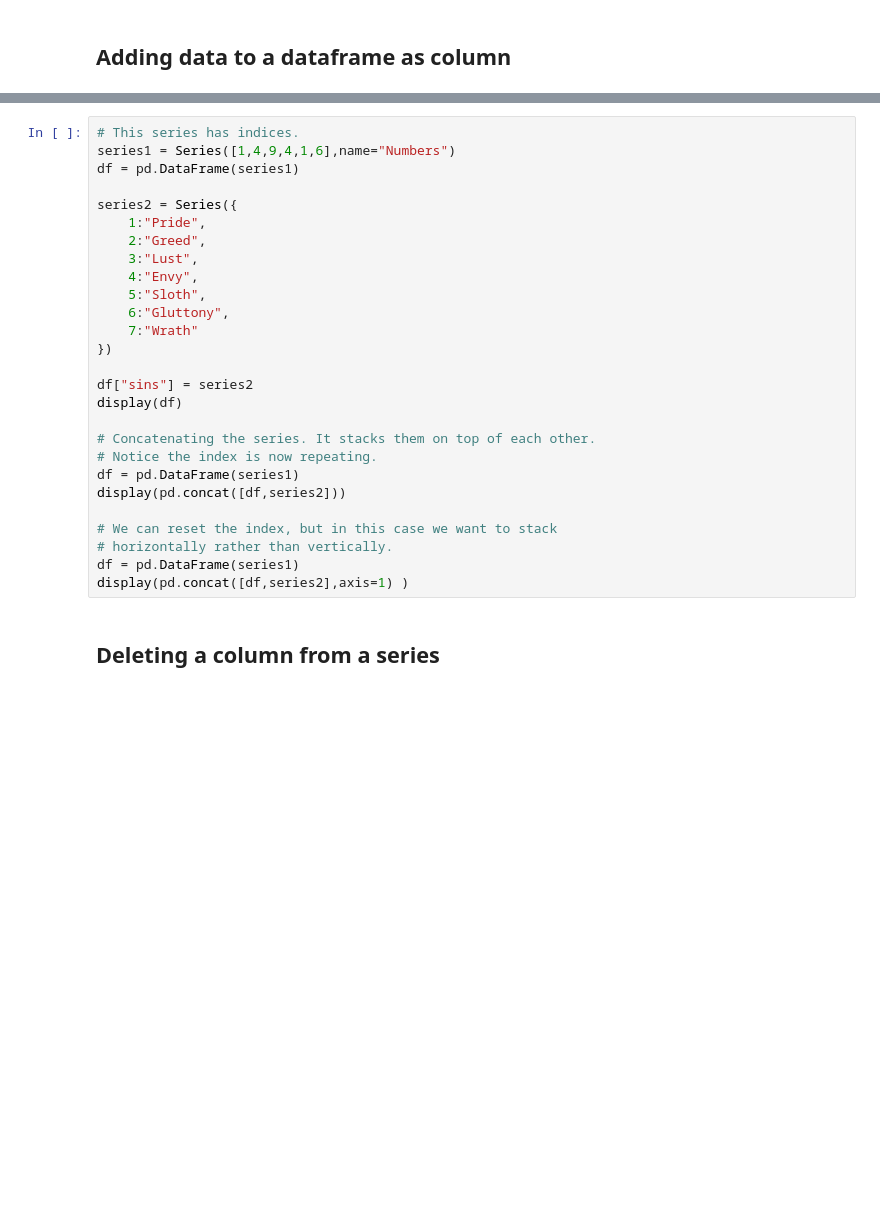
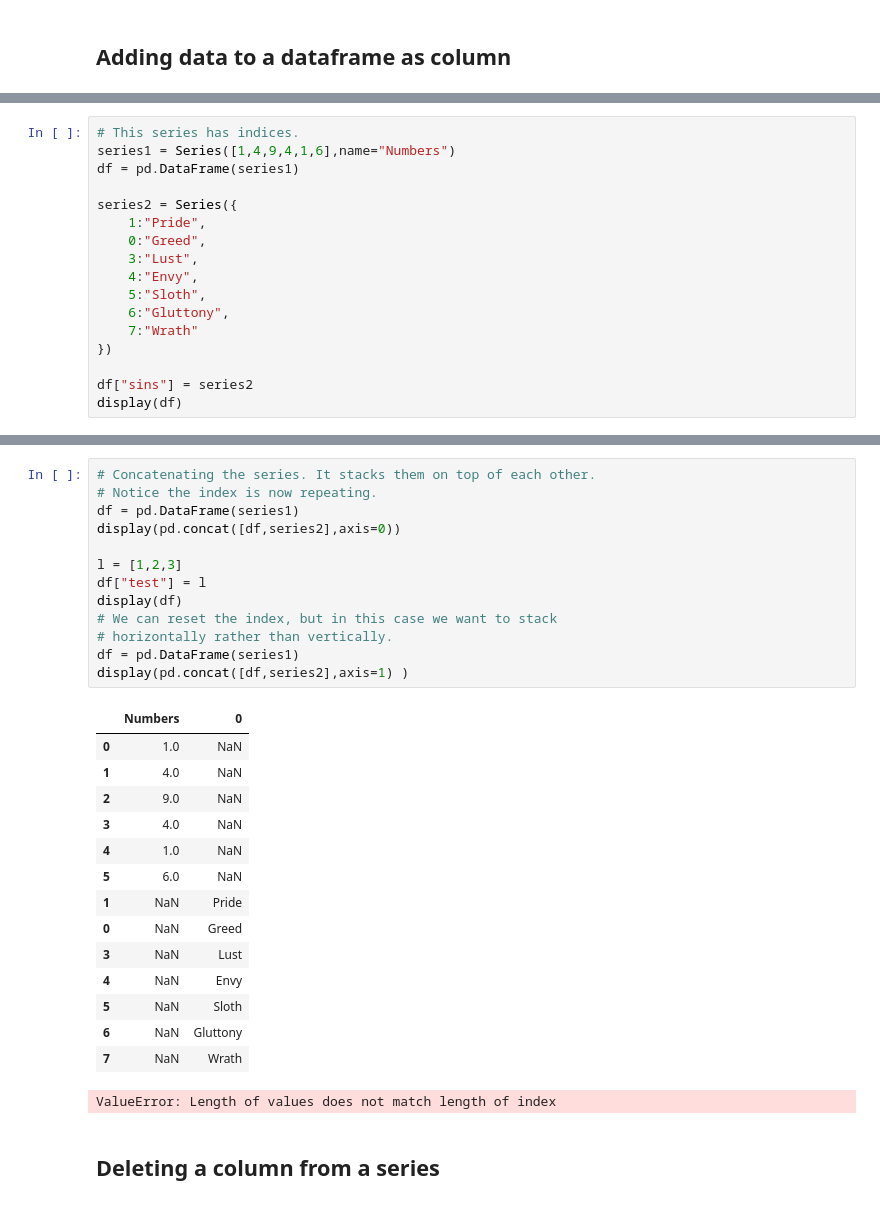
Before and after one commit to oxfordinternetinstitute/sds-python, a Jupyter notebook: Course_Material/Week_2/PySDS_w2-1.ipynb, the cells around one changed output, grey strips where cells are left out. Drawn from its saved outputs; the diff is of its cells as text; blank space fills up the shorter version.

```diff
--- a/Course_Material/Week_2/PySDS_w2-1.ipynb
+++ b/Course_Material/Week_2/PySDS_w2-1.ipynb
@@ -503,0 +809,17 @@ display(df)
+# %%
+# This series has indices.
+series1 = Series([1,4,9,4,1,6],name="Numbers")
+df = pd.DataFrame(series1)
+
+series2 = Series({
+    1:"Pride",
+    0:"Greed",
+    3:"Lust",
+    4:"Envy",
+    5:"Sloth",
+    6:"Gluttony",
+    7:"Wrath"
+})
+
+df["sins"] = series2
+display(df)
@@ -504,30 +834,32 @@ display(df)
 # %%
-# This series has indices.
-series1 = Series([1,4,9,4,1,6],name="Numbers")
-df = pd.DataFrame(series1)
-
-series2 = Series({
-    1:"Pride",
-    2:"Greed",
-    3:"Lust",
-    4:"Envy",
-    5:"Sloth",
-    6:"Gluttony",
-    7:"Wrath"
-})
-
-df["sins"] = series2
-display(df)
-
 # Concatenating the series. It stacks them on top of each other.
 # Notice the index is now repeating.
 df = pd.DataFrame(series1)
-display(pd.concat([df,series2]))
+display(pd.concat([df,series2],axis=0))
 
+l = [1,2,3]
+df["test"] = l
+display(df)
 # We can reset the index, but in this case we want to stack
 # horizontally rather than vertically.
 df = pd.DataFrame(series1)
 display(pd.concat([df,series2],axis=1) )
+# %% [output]
+|  | Numbers | 0 |
+| 0 | 1.0 | NaN |
+| 1 | 4.0 | NaN |
+| 2 | 9.0 | NaN |
+| 3 | 4.0 | NaN |
+| 4 | 1.0 | NaN |
+| 5 | 6.0 | NaN |
+| 1 | NaN | Pride |
+| 0 | NaN | Greed |
+| 3 | NaN | Lust |
+| 4 | NaN | Envy |
+| 5 | NaN | Sloth |
+| 6 | NaN | Gluttony |
+| 7 | NaN | Wrath |
+ValueError: Length of values does not match length of index
 # %% [markdown]
 ## Deleting a column from a series
 # %%
```
Also changed, not shown: parts of 32 cells of this notebook, 11 other files.
